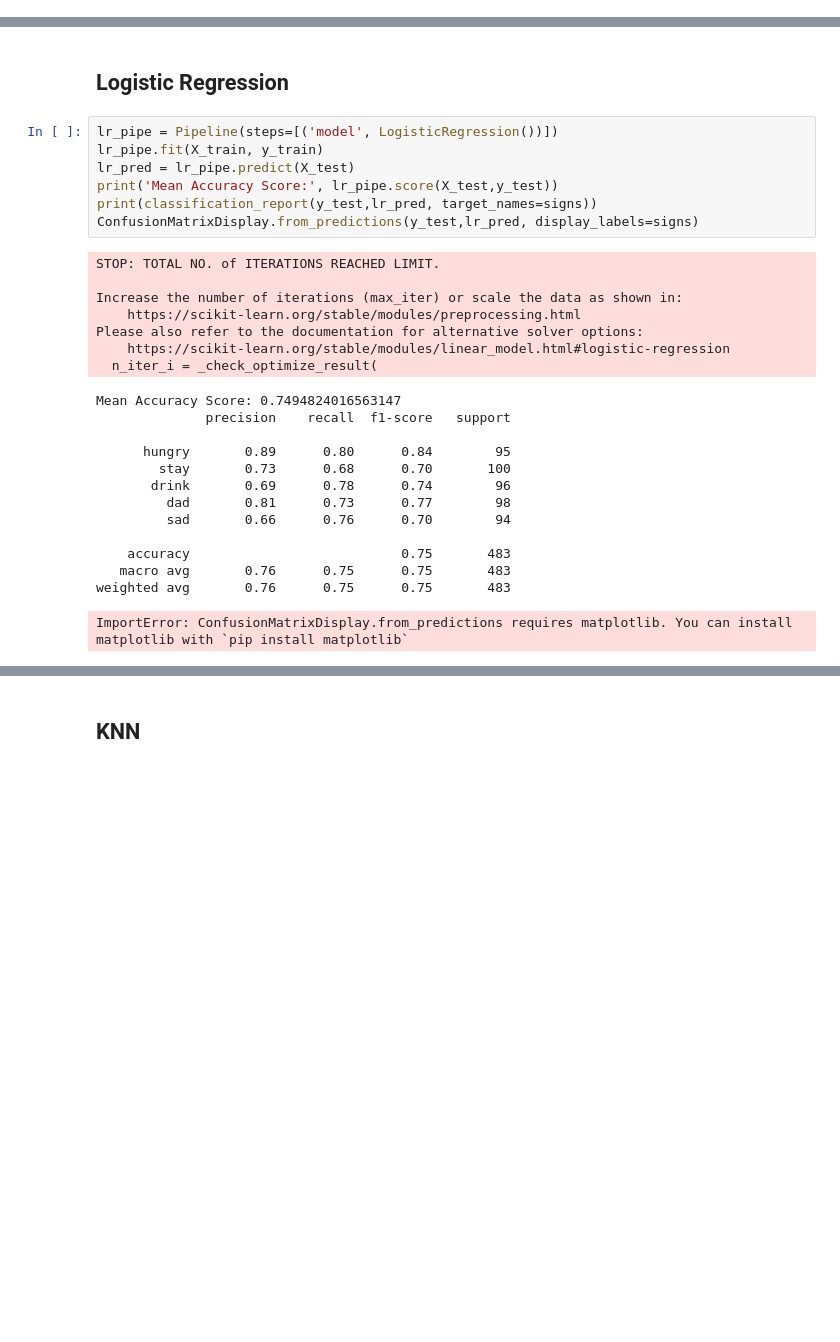
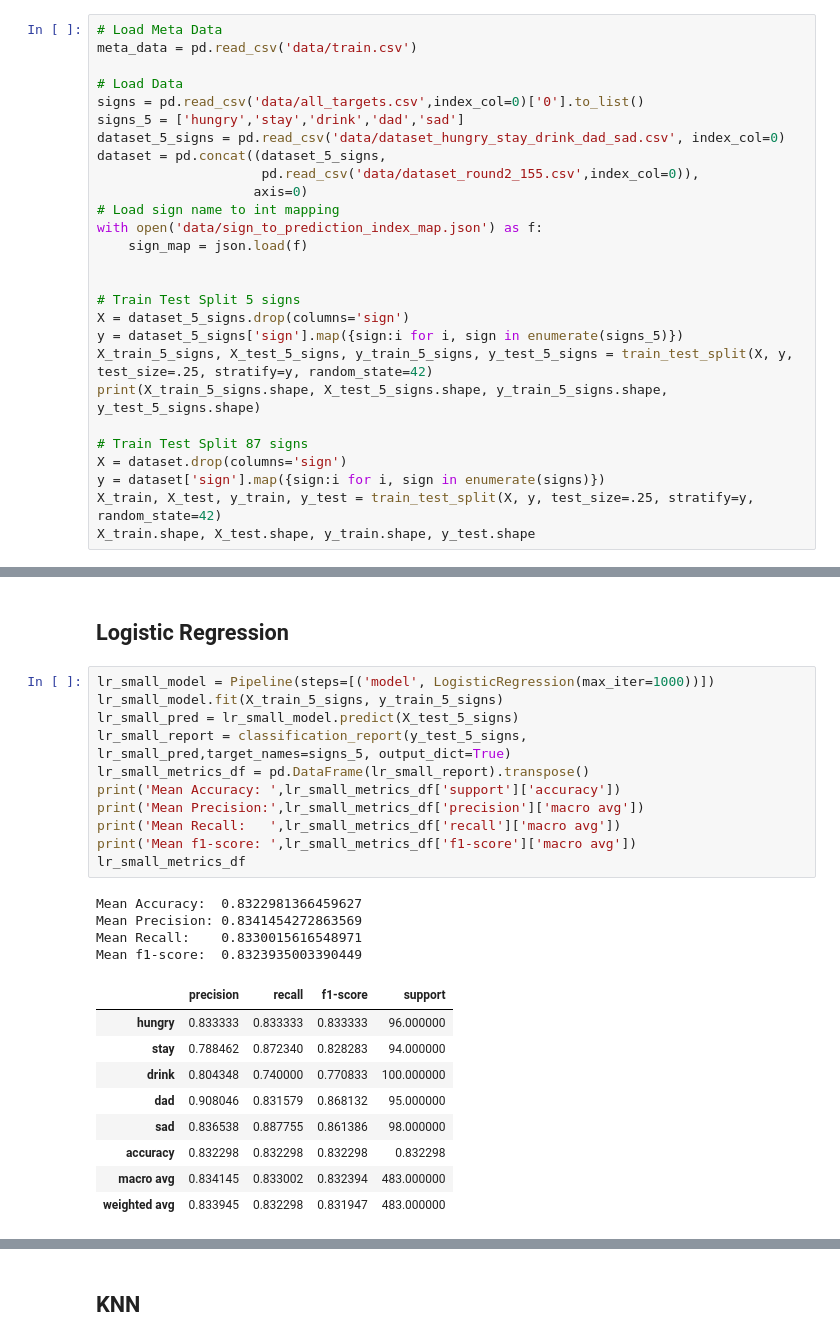
Before and after one commit to alexanderdaffara/AmericanSignLanguage_Classifier, a Jupyter notebook: Models.ipynb, the cells around one changed output, grey strips where cells are left out. Saved outputs shown, nothing was run; the diff lists cells and outputs as text; blank space fills up the shorter version.

```diff
--- a/models/Models.ipynb
+++ b/Models.ipynb
@@ -69,0 +30,27 @@ ConfusionMatrixDisplay.from_predictions(y_test, _pred, display_labels=signs)
+# %%
+# Load Meta Data
+meta_data = pd.read_csv('data/train.csv')
+
+# Load Data
+signs = pd.read_csv('data/all_targets.csv',index_col=0)['0'].to_list()
+signs_5 = ['hungry','stay','drink','dad','sad']
+dataset_5_signs = pd.read_csv('data/dataset_hungry_stay_drink_dad_sad.csv', index_col=0)
+dataset = pd.concat((dataset_5_signs,
+                     pd.read_csv('data/dataset_round2_155.csv',index_col=0)),
+                    axis=0)
+# Load sign name to int mapping
+with open('data/sign_to_prediction_index_map.json') as f:
+    sign_map = json.load(f)
+
+
+# Train Test Split 5 signs
+X = dataset_5_signs.drop(columns='sign')
+y = dataset_5_signs['sign'].map({sign:i for i, sign in enumerate(signs_5)})
+X_train_5_signs, X_test_5_signs, y_train_5_signs, y_test_5_signs = train_test_split(X, y, test_size=.25, stratify=y, random_state=42)
+print(X_train_5_signs.shape, X_test_5_signs.shape, y_train_5_signs.shape, y_test_5_signs.shape)
+
+# Train Test Split 87 signs
+X = dataset.drop(columns='sign')
+y = dataset['sign'].map({sign:i for i, sign in enumerate(signs)})
+X_train, X_test, y_train, y_test = train_test_split(X, y, test_size=.25, stratify=y, random_state=42)
+X_train.shape, X_test.shape, y_train.shape, y_test.shape
@@ -71,31 +61,28 @@ ConfusionMatrixDisplay.from_predictions(y_test, _pred, display_labels=signs)
 # Baseline Models
 # %% [markdown]
 ## Logistic Regression
-# %%
-lr_pipe = Pipeline(steps=[('model', LogisticRegression())])
-lr_pipe.fit(X_train, y_train)
-lr_pred = lr_pipe.predict(X_test)
-print('Mean Accuracy Score:', lr_pipe.score(X_test,y_test))
-print(classification_report(y_test,lr_pred, target_names=signs))
-ConfusionMatrixDisplay.from_predictions(y_test,lr_pred, display_labels=signs)
-# %% [output]
-STOP: TOTAL NO. of ITERATIONS REACHED LIMIT.
-
-Increase the number of iterations (max_iter) or scale the data as shown in:
-    https://scikit-learn.org/stable/modules/preprocessing.html
-Please also refer to the documentation for alternative solver options:
-    https://scikit-learn.org/stable/modules/linear_model.html#logistic-regression
-  n_iter_i = _check_optimize_result(
-Mean Accuracy Score: 0.7494824016563147
-              precision    recall  f1-score   support
-
-      hungry       0.89      0.80      0.84        95
-        stay       0.73      0.68      0.70       100
-       drink       0.69      0.78      0.74        96
-         dad       0.81      0.73      0.77        98
-         sad       0.66      0.76      0.70        94
-
-    accuracy                           0.75       483
-   macro avg       0.76      0.75      0.75       483
-weighted avg       0.76      0.75      0.75       483
-ImportError: ConfusionMatrixDisplay.from_predictions requires matplotlib. You can install matplotlib with `pip install matplotlib`
+# %%
+lr_small_model = Pipeline(steps=[('model', LogisticRegression(max_iter=1000))])
+lr_small_model.fit(X_train_5_signs, y_train_5_signs)
+lr_small_pred = lr_small_model.predict(X_test_5_signs)
+lr_small_report = classification_report(y_test_5_signs, lr_small_pred,target_names=signs_5, output_dict=True)
+lr_small_metrics_df = pd.DataFrame(lr_small_report).transpose()
+print('Mean Accuracy: ',lr_small_metrics_df['support']['accuracy'])
+print('Mean Precision:',lr_small_metrics_df['precision']['macro avg'])
+print('Mean Recall:   ',lr_small_metrics_df['recall']['macro avg'])
+print('Mean f1-score: ',lr_small_metrics_df['f1-score']['macro avg'])
+lr_small_metrics_df
+# %% [output]
+Mean Accuracy:  0.8322981366459627
+Mean Precision: 0.8341454272863569
+Mean Recall:    0.8330015616548971
+Mean f1-score:  0.8323935003390449
+|  | precision | recall | f1-score | support |
+| hungry | 0.833333 | 0.833333 | 0.833333 | 96.000000 |
+| stay | 0.788462 | 0.872340 | 0.828283 | 94.000000 |
+| drink | 0.804348 | 0.740000 | 0.770833 | 100.000000 |
+| dad | 0.908046 | 0.831579 | 0.868132 | 95.000000 |
+| sad | 0.836538 | 0.887755 | 0.861386 | 98.000000 |
+| accuracy | 0.832298 | 0.832298 | 0.832298 | 0.832298 |
+| macro avg | 0.834145 | 0.833002 | 0.832394 | 483.000000 |
+| weighted avg | 0.833945 | 0.832298 | 0.831947 | 483.000000 |
```
Also changed, not shown: parts of 9 cells of this notebook, 2 other files.
